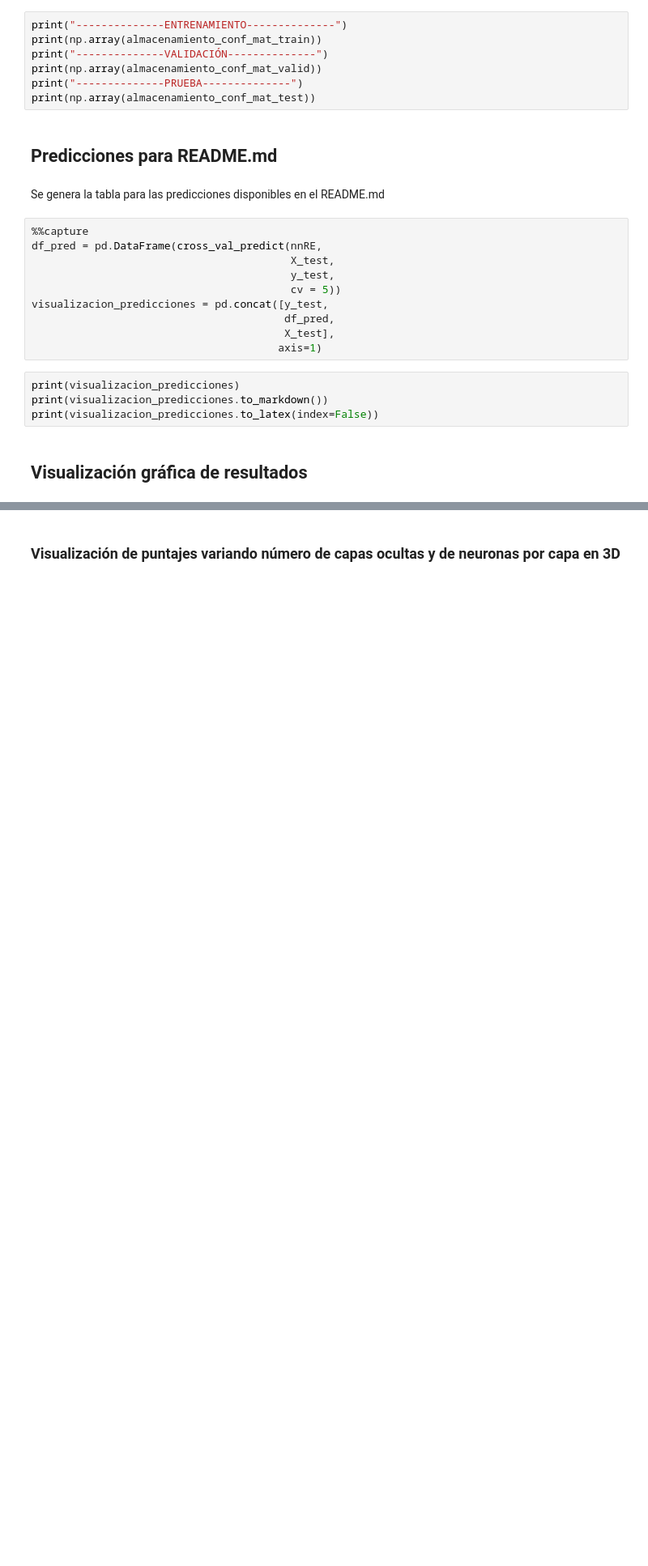
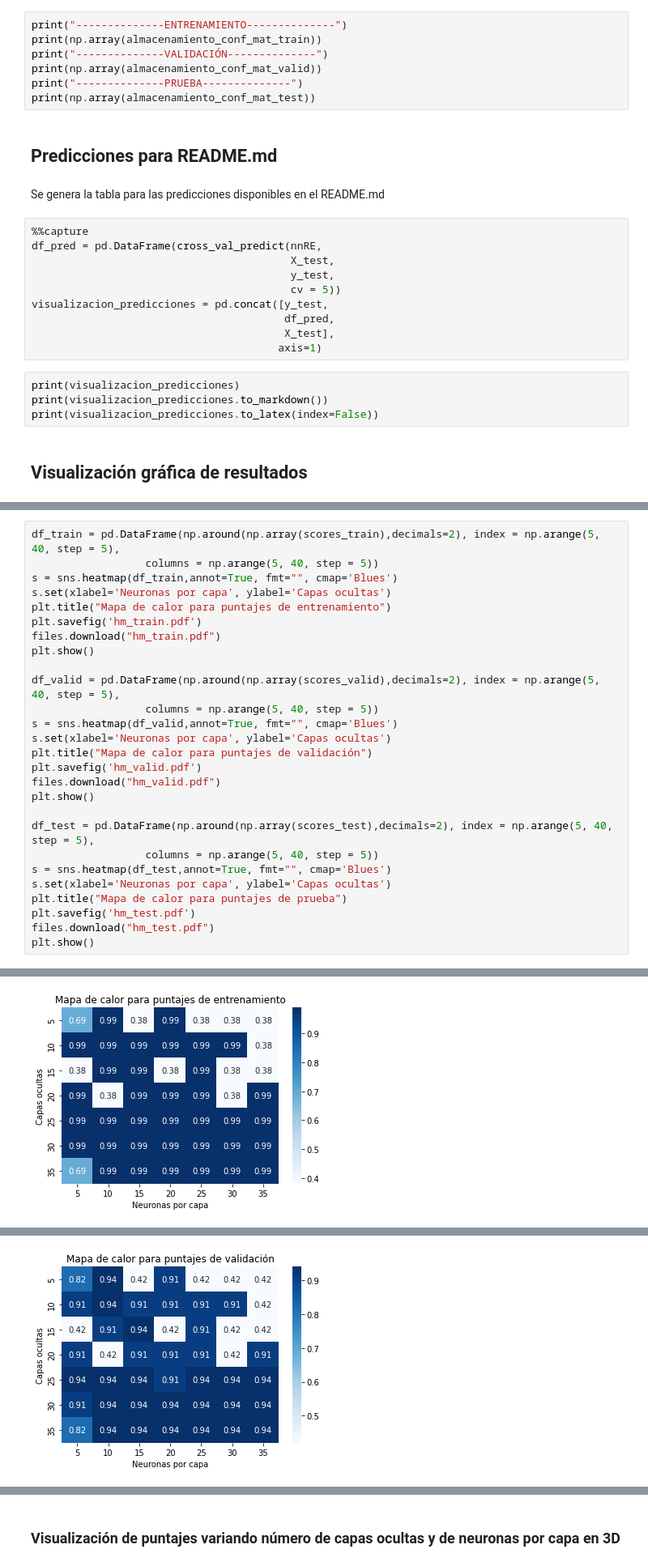
Before and after one commit to 1dgog/tc3006c_m2_portafoliodeimplementacion, a Jupyter notebook: m2_con_framework.ipynb, the cells around one changed output, grey strips where cells are left out. Shown at 81% size. Saved outputs shown, nothing was run; the diff lists cells and outputs as text; blank space fills up the shorter version.

```diff
--- a/m2_con_framework.ipynb
+++ b/m2_con_framework.ipynb
@@ -186,0 +229,28 @@ print(visualizacion_predicciones.to_latex(index=False))
+# %%
+df_train = pd.DataFrame(np.around(np.array(scores_train),decimals=2), index = np.arange(5, 40, step = 5),
+                  columns = np.arange(5, 40, step = 5))
+s = sns.heatmap(df_train,annot=True, fmt="", cmap='Blues')
+s.set(xlabel='Neuronas por capa', ylabel='Capas ocultas')
+plt.title("Mapa de calor para puntajes de entrenamiento")
+plt.savefig('hm_train.pdf')
+files.download("hm_train.pdf")
+plt.show()
+
+df_valid = pd.DataFrame(np.around(np.array(scores_valid),decimals=2), index = np.arange(5, 40, step = 5),
+                  columns = np.arange(5, 40, step = 5))
+s = sns.heatmap(df_valid,annot=True, fmt="", cmap='Blues')
+s.set(xlabel='Neuronas por capa', ylabel='Capas ocultas')
+plt.title("Mapa de calor para puntajes de validación")
+plt.savefig('hm_valid.pdf')
+files.download("hm_valid.pdf")
+plt.show()
+
+df_test = pd.DataFrame(np.around(np.array(scores_test),decimals=2), index = np.arange(5, 40, step = 5),
+                  columns = np.arange(5, 40, step = 5))
+s = sns.heatmap(df_test,annot=True, fmt="", cmap='Blues')
+s.set(xlabel='Neuronas por capa', ylabel='Capas ocultas')
+plt.title("Mapa de calor para puntajes de prueba")
+plt.savefig('hm_test.pdf')
+files.download("hm_test.pdf")
+plt.show()
+# %% [output]
@@ -186,0 +259 @@ print(visualizacion_predicciones.to_latex(index=False))
+[figure, added]
@@ -186,0 +262 @@ print(visualizacion_predicciones.to_latex(index=False))
+[figure, added]
```
Also changed, not shown: parts of 9 cells of this notebook.
